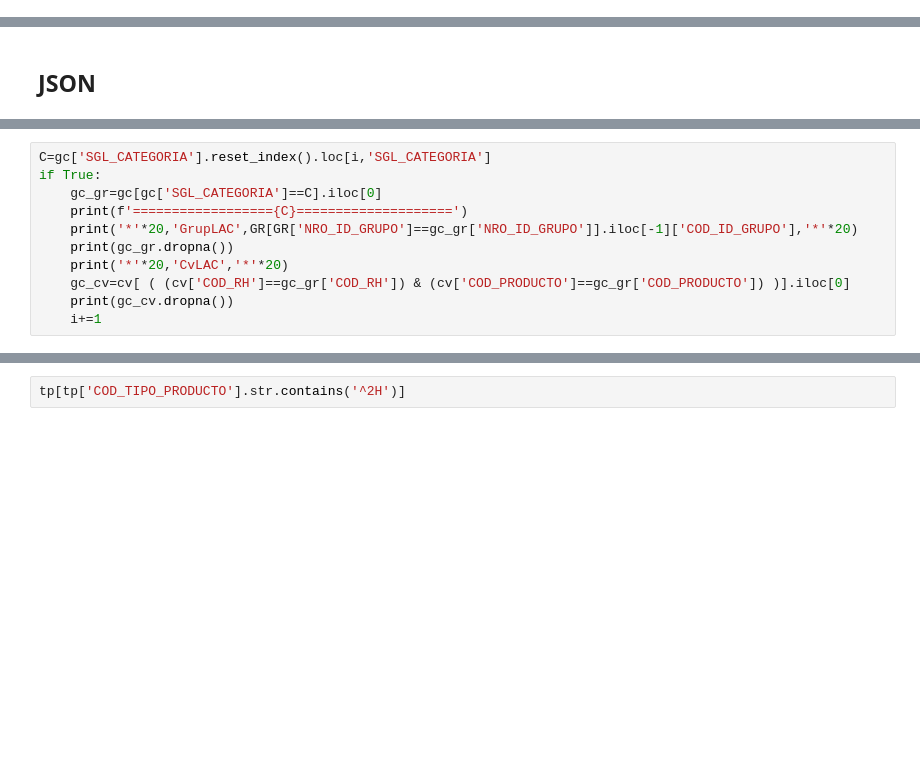
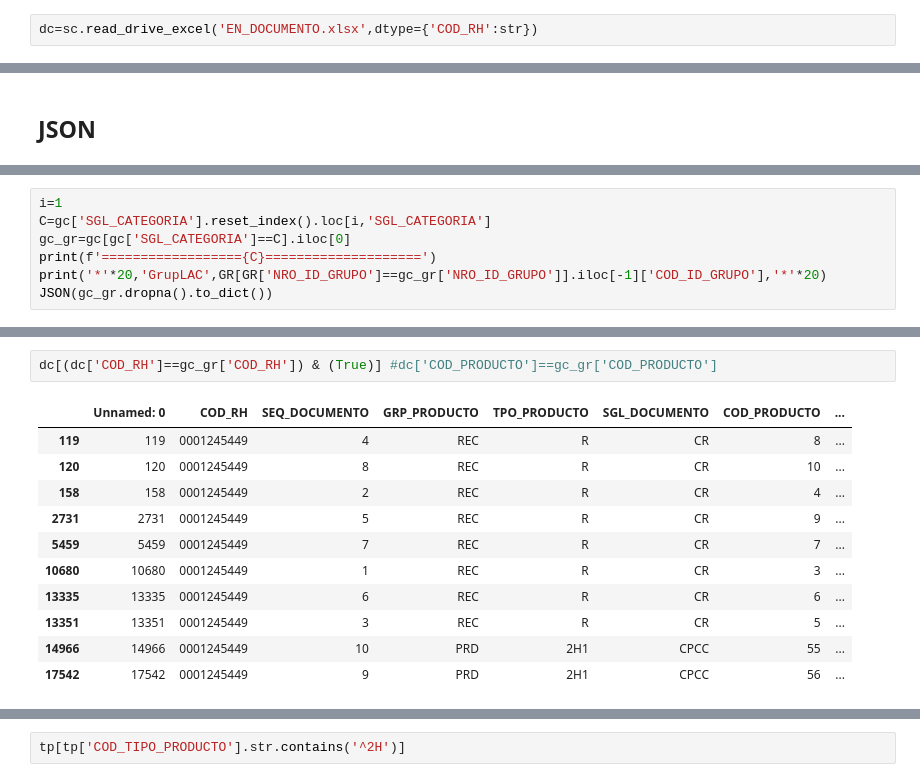
Before and after one commit to colav-playground/scienti, a Jupyter notebook: Scienti_UDEA.ipynb, the cells around one changed output, grey strips where cells are left out. Saved outputs shown, nothing was run; the diff lists cells and outputs as text; blank space fills up the shorter version.

```diff
--- a/Scienti_UDEA.ipynb
+++ b/Scienti_UDEA.ipynb
@@ -72,3 +81,5 @@ pa=sc.read_drive_excel('EN_PROD_AUDIOVISUAL.xlsx')
+# %%
+dc=sc.read_drive_excel('EN_DOCUMENTO.xlsx',dtype={'COD_RH':str})
 # %% [markdown]
 Load all cvlac `EN_` tables:  See [cvlac_pickle.ipynb](./cvlac_pickle.ipynb)
 
@@ -311,14 +322,10 @@ Name: 1264564, dtype: object
 # %%
+i=1
 C=gc['SGL_CATEGORIA'].reset_index().loc[i,'SGL_CATEGORIA']
-if True:
-    gc_gr=gc[gc['SGL_CATEGORIA']==C].iloc[0]
-    print(f'=================={C}====================')
-    print('*'*20,'GrupLAC',GR[GR['NRO_ID_GRUPO']==gc_gr['NRO_ID_GRUPO']].iloc[-1]['COD_ID_GRUPO'],'*'*20)
-    print(gc_gr.dropna())
-    print('*'*20,'CvLAC','*'*20)
-    gc_cv=cv[ ( (cv['COD_RH']==gc_gr['COD_RH']) & (cv['COD_PRODUCTO']==gc_gr['COD_PRODUCTO']) )].iloc[0]
-    print(gc_cv.dropna())
-    i+=1
+gc_gr=gc[gc['SGL_CATEGORIA']==C].iloc[0]
+print(f'=================={C}====================')
+print('*'*20,'GrupLAC',GR[GR['NRO_ID_GRUPO']==gc_gr['NRO_ID_GRUPO']].iloc[-1]['COD_ID_GRUPO'],'*'*20)
+JSON(gc_gr.dropna().to_dict())
 # %% [output]
 ==================GC_M-EX====================
 ******************** GrupLAC COL0079004 ********************
@@ -339,0 +347,14 @@ Name: 117294, dtype: object
+# %%
+dc[(dc['COD_RH']==gc_gr['COD_RH']) & (True)] #dc['COD_PRODUCTO']==gc_gr['COD_PRODUCTO']
+# %% [output]
+|  | Unnamed: 0 | COD_RH | SEQ_DOCUMENTO | GRP_PRODUCTO | TPO_PRODUCTO | SGL_DOCUMENTO | COD_PRODUCTO | ... |
+| 119 | 119 | 0001245449 | 4 | REC | R | CR | 8 | ... |
+| 120 | 120 | 0001245449 | 8 | REC | R | CR | 10 | ... |
+| 158 | 158 | 0001245449 | 2 | REC | R | CR | 4 | ... |
+| 2731 | 2731 | 0001245449 | 5 | REC | R | CR | 9 | ... |
+| 5459 | 5459 | 0001245449 | 7 | REC | R | CR | 7 | ... |
+| 10680 | 10680 | 0001245449 | 1 | REC | R | CR | 3 | ... |
+| 13335 | 13335 | 0001245449 | 6 | REC | R | CR | 6 | ... |
+| 13351 | 13351 | 0001245449 | 3 | REC | R | CR | 5 | ... |
+| 14966 | 14966 | 0001245449 | 10 | PRD | 2H1 | CPCC | 55 | ... |
+| 17542 | 17542 | 0001245449 | 9 | PRD | 2H1 | CPCC | 56 | ... |
```
Also changed, not shown: parts of 29 cells of this notebook.
